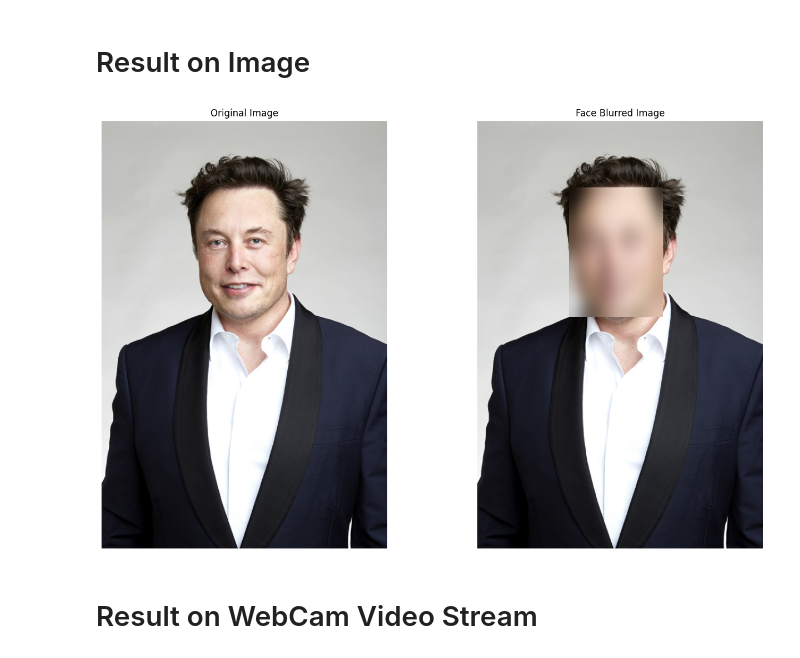
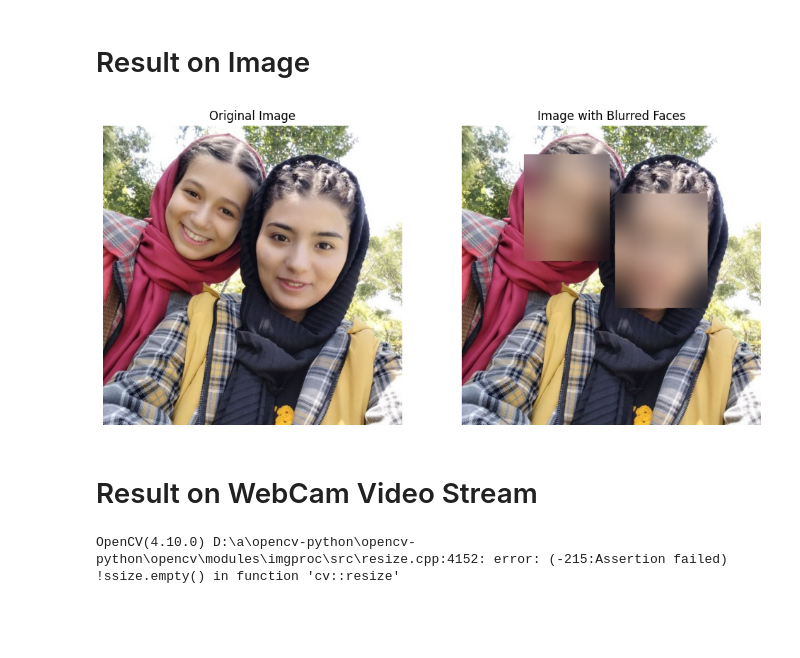
Before and after one commit to elahekhodaverdi/ComputerVision-Course, a Jupyter notebook: CA3/Detect Face and Blur/app.ipynb, the cells around one changed output. Saved outputs shown, nothing was run; the diff lists cells and outputs as text; code cells hidden in the pictures; blank space fills up the shorter version.

Commit message:
face blur code

```diff
--- a/CA3/Detect Face and Blur/app.ipynb
+++ b/CA3/Detect Face and Blur/app.ipynb
@@ -20,15 +20,15 @@ model_path = os.path.join("models", "res10_300x300_ssd_iter_140000_fp16.caffemod
 
 # Load the pre-trained Caffe model from the specified files
 # The readNetFromCaffe function loads the network architecture from the prototxt file and the trained weights from the caffemodel file
-model = None # TODO
+model = cv2.dnn.readNetFromCaffe(prototxt_path, model_path) # TODO
 # %% [markdown]
 # Face Detection and Blur Function
 # %%
 def face_blur(image: np.ndarray):
     # Create a copy of the input image to avoid modifying the original image (critical)
-    image = None # TODO
+    image = image.copy() # TODO
     # Get the height and width of the image
-    h, w = None # TODO
+    h, w = image.shape[:2] # TODO
 
     # Define the kernel width and height for Gaussian blurring
     # Ensure they are odd numbers by performing a bitwise OR with 1
@@ -36,9 +36,10 @@ def face_blur(image: np.ndarray):
     kernel_height = (h // 7) | 1
 
     # Create a blob from the image for input to the neural network
-    blob = None # TODO
+    blob = cv2.dnn.blobFromImage(image, 1.0, (300, 300), (104.0, 177.0, 123.0)) # TODO
 
     # Set the input for the network
+    model.setInput(blob)
     # TODO
 
     # Perform forward pass to get the output detections
@@ -56,12 +57,13 @@ def face_blur(image: np.ndarray):
             start_x, start_y, end_x, end_y = box.astype(int)
 
             # Extract the face region from the image
-            face = None # TODO
+            face = image[start_y:end_y, start_x:end_x] # TODO
 
             # Apply Gaussian blur to the face region
-            face = None # TODO
+            face = cv2.GaussianBlur(face, (kernel_width, kernel_height), 30) # TODO
 
             # Replace the original face region with the blurred face
+            image[start_y:end_y, start_x:end_x] = face
             # TODO
 
     # Return the modified image with blurred faces
@@ -70,24 +72,36 @@ def face_blur(image: np.ndarray):
 # Result on Image
 # %%
 # Define the path to the image file using os.path.join for cross-platform compatibility
-image_path = os.path.join("images", "musk.jpg")
+image_path = os.path.join("images", "3.jpg")
 
 # Read the input image from the specified path
-image = None # TODO
+image = cv2.imread(image_path) # TODO
 
 # Convert the image from RGB to BGR format (as OpenCV uses BGR by default)
-image = None # TODO
+image = cv2.cvtColor(image, cv2.COLOR_RGB2BGR) # TODO
 
 # Apply the face_blur function to the image to blur detected faces
-image_face_blur = None # TODO
+image_face_blur = face_blur(image) # TODO
 # %%
 # Create a figure with specified size
+plt.figure(figsize=(12, 6))
 # TODO
 
 # Display the original image in the first subplot
+plt.subplot(1, 2, 1)
+plt.imshow(image)
+plt.title("Original Image")
+plt.axis("off")
+
+plt.subplot(1, 2, 2)
+plt.imshow(image_face_blur)
+plt.title("Image with Blurred Faces")
+plt.axis("off")
+
+plt.show()
 # TODO
 # %% [output]
-[figure, old version]
+[figure, new version]
 # %% [markdown]
 # Result on WebCam Video Stream
 # %%
@@ -165,33 +181,35 @@ if __name__ == "__main__":  # Ensures that the code only runs when executed dire
         cap.release()  # Release the camera resource
 # %%
 # Define the path to the video file using os.path.join for cross-platform compatibility
-CAMERA_DEVICE_ID = os.path.join("videos", "Jobs_2.mp4")
+CAMERA_DEVICE_ID = os.path.join("videos", "2.mp4")
 # Constants for video settings
-IMAGE_WIDTH = 1000  # Width of the displayed image
+IMAGE_WIDTH = 800  # Width of the displayed image
 IMAGE_HEIGHT = 600  # Height of the displayed image
 fps = 0  # Initial Frames Per Second (FPS) value
-FRAME_RATE = 30  # Desired frame rate
+FRAME_RATE = 256 # Desired frame rate
 DURATION = 1 / FRAME_RATE  # Duration of each frame
 
 if __name__ == "__main__":  # Ensures that the code only runs when executed directly
     try:
-        cap = None # TODO  # Initialize video capture with the specified video file path
+        cap = cv2.VideoCapture(CAMERA_DEVICE_ID) # TODO  # Initialize video capture with the specified video file path
+        cap.set(cv2.CAP_PROP_FRAME_WIDTH, IMAGE_WIDTH)
+        cap.set(cv2.CAP_PROP_FRAME_HEIGHT, IMAGE_HEIGHT)
 
         while True:  # Infinite loop to continuously capture frames
-            start_time = None # TODO # Record the start time to calculate FPS
+            start_time = time.time() # TODO # Record the start time to calculate FPS
 
-            _, frame = None # TODO  # Capture a single frame from the video
-            frame = None # TODO  # Resize the frame to the specified dimensions
-            frame = None # TODO  # Apply the face_blur function to the frame
+            _, frame = cap.read() # TODO  # Capture a single frame from the video
+            frame = cv2.resize(frame, (IMAGE_WIDTH, IMAGE_HEIGHT)) # TODO  # Resize the frame to the specified dimensions
+            frame = face_blur(frame) # TODO  # Apply the face_blur function to the frame
 
-            end_time = None # TODO # Record the end time to calculate FPS
-            seconds = None # TODO # Calculate the time taken to process the frame
+            end_time = time.time() # TODO # Record the end time to calculate FPS
+            seconds = end_time - start_time # TODO # Calculate the time taken to process the frame
 
             if seconds < DURATION:  # If the processing time is less than the desired frame duration, wait for the remaining time
                 time.sleep(DURATION - seconds)
 
-            seconds = None # TODO # Recalculate the time taken to process the frame including sleep time
-            fps = None # TODO  # Calculate FPS based on the time taken to process the frame
+            seconds = time.time() - start_time # TODO # Recalculate the time taken to process the frame including sleep time
+            fps = 1 / seconds if seconds > 0 else 0 # TODO  # Calculate FPS based on the time taken to process the frame
 
             # Display the frame with FPS overlay
             cv2.imshow("frame", visualize_fps(frame, fps))
@@ -204,3 +222,5 @@ if __name__ == "__main__":  # Ensures that the code only runs when executed dire
     finally:
         cv2.destroyAllWindows()  # Close all OpenCV windows
         cap.release()  # Release the video capture resource
+# %% [output]
+OpenCV(4.10.0) D:\a\opencv-python\opencv-python\opencv\modules\imgproc\src\resize.cpp:4152: error: (-215:Assertion failed) !ssize.empty() in function 'cv::resize'
```
Also changed, not shown: parts of 1 cell of this notebook, 1 other file.
